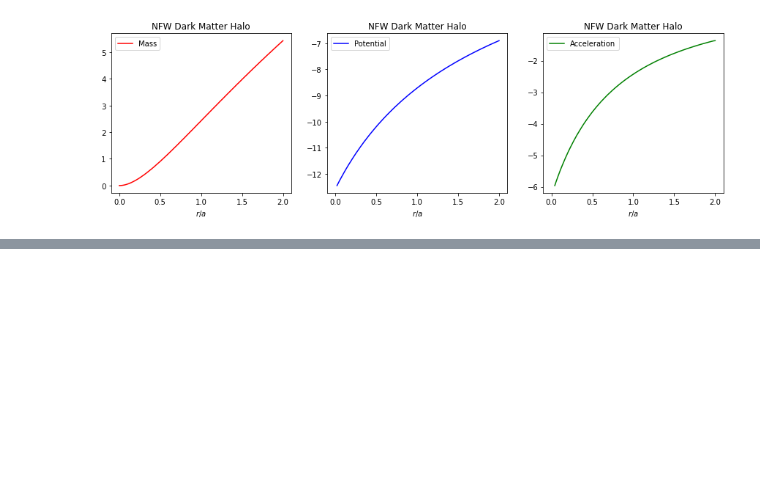
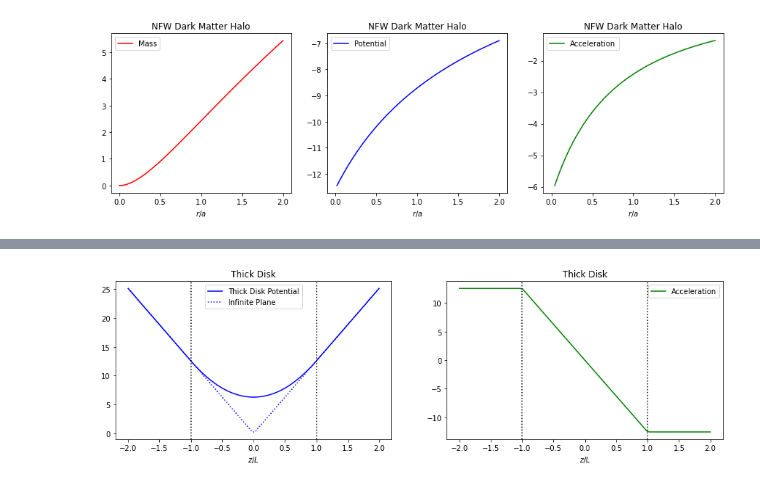
Before and after one commit to wlyra/Astro506, a Jupyter notebook: GalacticDynamicsMasterNB.ipynb, the cells around one changed output, grey strips where cells are left out. Drawn from its saved outputs; the diff is of its cells as text; code cells hidden in the pictures; blank space fills up the shorter version.

Commit message:
update with thin and thick disk solutions.

```diff
--- a/GalacticDynamicsMasterNB.ipynb
+++ b/GalacticDynamicsMasterNB.ipynb
@@ -497,0 +671,40 @@ for i, ax in enumerate(fig.axes):
+# %%
+import numpy as np
+import pylab as plt
+
+G = 1
+rho0 = 1
+n = 100
+L = 1
+
+z = np.linspace(-2*L,2*L,n)
+
+Phi = np.zeros(n)
+g = np.zeros(n)
+
+Phi0 = 2*np.pi*G*rho0*L**2
+
+for i in range(n):
+    if (abs(z[i]) <= L):
+        Phi[i] = 2*np.pi*G*rho0*z[i]**2 + Phi0
+        g[i] = -4*np.pi*G*rho0*z[i]
+    else:
+        Phi[i] = 4*np.pi*G*rho0*L*abs(z[i])
+        g[i] = -4*np.pi*G*rho0*L*sign(z[i])
+
+fig, axs = plt.subplots(nrows=1,ncols=2,figsize=(15,4),sharex=True)
+
+axs[0].plot(z,Phi,label='Thick Disk Potential',color='blue')
+axs[1].plot(z,g,label='Acceleration',color='green')
+
+
+axs[0].plot(z,4*np.pi*G*rho0*L*abs(z),label='Infinite Plane',color='blue',linestyle='dotted')
+
+for i, ax in enumerate(fig.axes):
+    ax.legend()
+    ax.set_xlabel(r'$z/L$')
+    ax.set_title("Thick Disk")
+    ax.axvline(1,linestyle=':',color='black')
+    ax.axvline(-1,linestyle=':',color='black')
+# %% [output]
+[figure, added]
```
Also changed, not shown: parts of 4 cells of this notebook.
